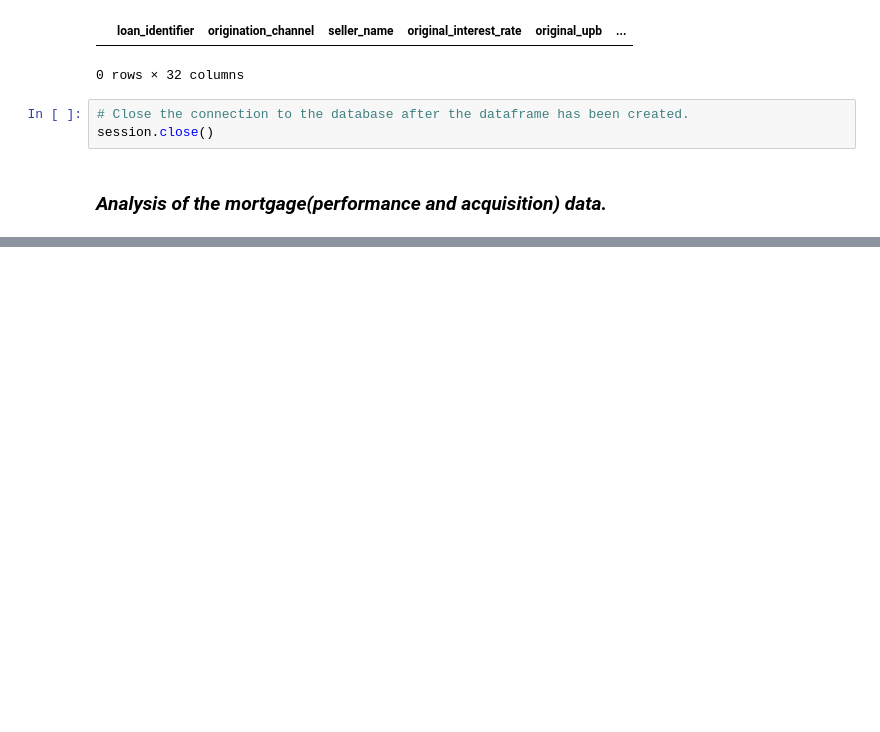
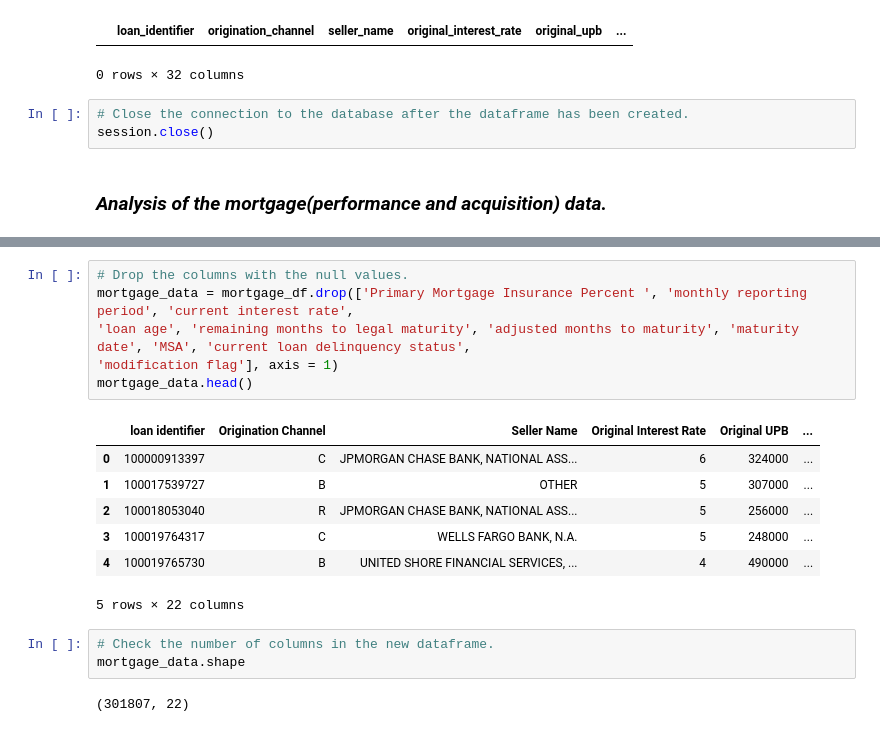
Before and after one commit to Azaima-Asghar/Modeling-Probability-Of-Delinquency, a Jupyter notebook: Mortgage_Analysis.ipynb, the cells around one changed output, grey strips where cells are left out. Cells and saved outputs as stored; diff of their text form; blank space fills up the shorter version.

```diff
--- a/Mortgage_Analysis.ipynb
+++ b/Mortgage_Analysis.ipynb
@@ -48,0 +128,19 @@ session.close()
+# %%
+# Drop the columns with the null values.
+mortgage_data = mortgage_df.drop(['Primary Mortgage Insurance Percent ', 'monthly reporting period', 'current interest rate',
+'loan age', 'remaining months to legal maturity', 'adjusted months to maturity', 'maturity date', 'MSA', 'current loan delinquency status',
+'modification flag'], axis = 1)
+mortgage_data.head()
+# %% [output]
+|  | loan identifier | Origination Channel | Seller Name | Original Interest Rate | Original UPB | ... |
+| 0 | 100000913397 | C | JPMORGAN CHASE BANK, NATIONAL ASS... | 6 | 324000 | ... |
+| 1 | 100017539727 | B | OTHER | 5 | 307000 | ... |
+| 2 | 100018053040 | R | JPMORGAN CHASE BANK, NATIONAL ASS... | 5 | 256000 | ... |
+| 3 | 100019764317 | C | WELLS FARGO BANK, N.A. | 5 | 248000 | ... |
+| 4 | 100019765730 | B | UNITED SHORE FINANCIAL SERVICES, ... | 4 | 490000 | ... |
+5 rows × 22 columns
+# %%
+# Check the number of columns in the new dataframe.
+mortgage_data.shape
+# %% [output]
+(301807, 22)
```
Also changed, not shown: parts of 9 cells of this notebook.
